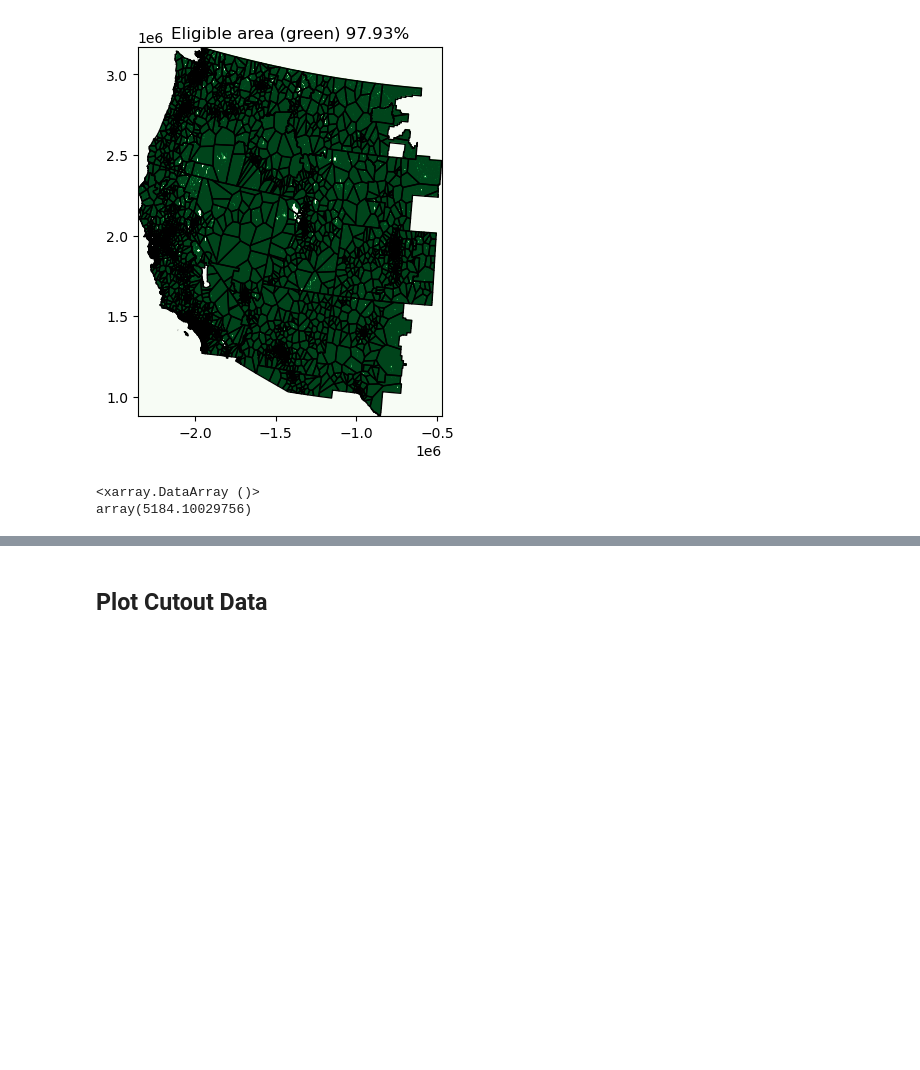
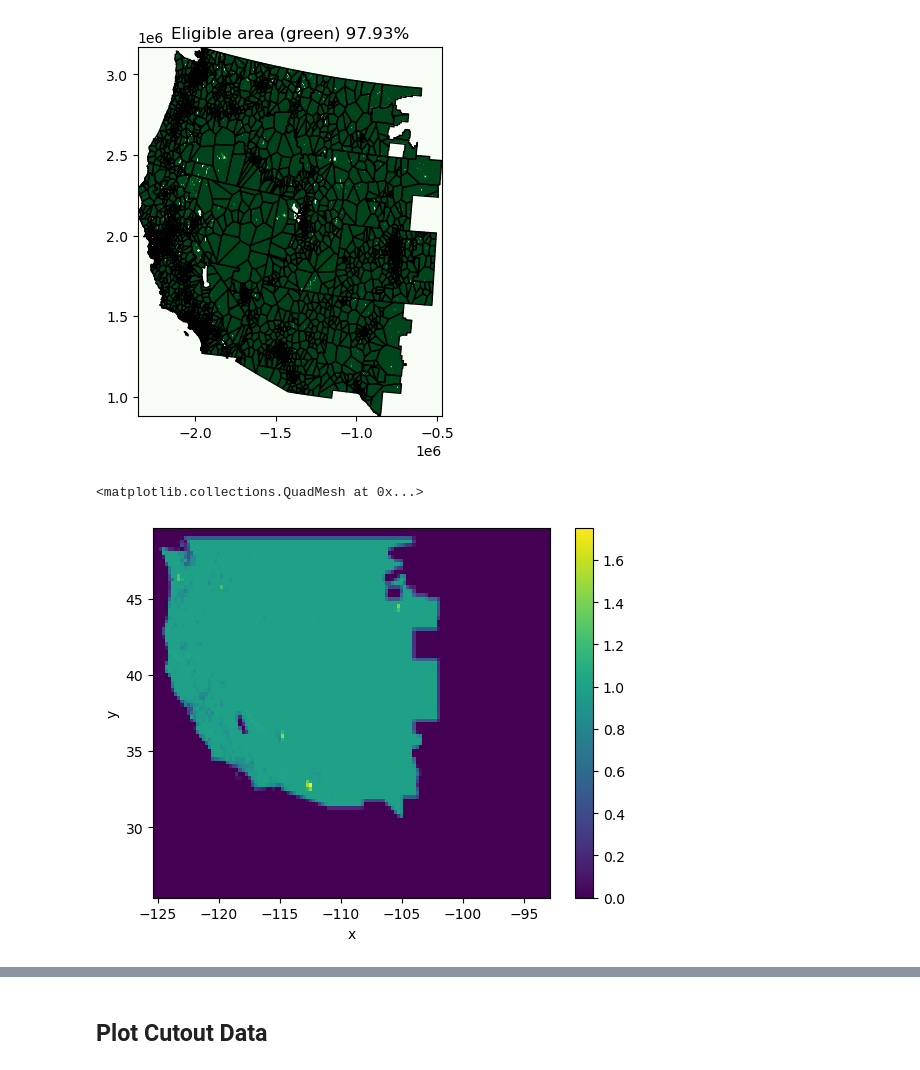
Before and after one commit to PyPSA/pypsa-usa, a Jupyter notebook: workflow/notebooks/plot_cutout.ipynb, the cells around one changed output, grey strips where cells are left out. Cells and saved outputs as stored; diff of their text form; code cells hidden in the pictures; blank space fills up the shorter version.

```diff
--- a/workflow/notebooks/plot_cutout.ipynb
+++ b/workflow/notebooks/plot_cutout.ipynb
@@ -120,8 +118,8 @@ if no_progress:
 else:
     availability = cutout.availabilitymatrix(regions, excluder, **kwargs)
 # %%
-availability.sum("bus").sum()
+availability.sum("bus").plot()
 # %% [output]
-<xarray.DataArray ()>
-array(5184.10029756)
+<matplotlib.collections.QuadMesh at 0x...>
+[figure, added]
 # %%
```
Also changed, not shown: parts of 4 cells of this notebook, 2 other files.
